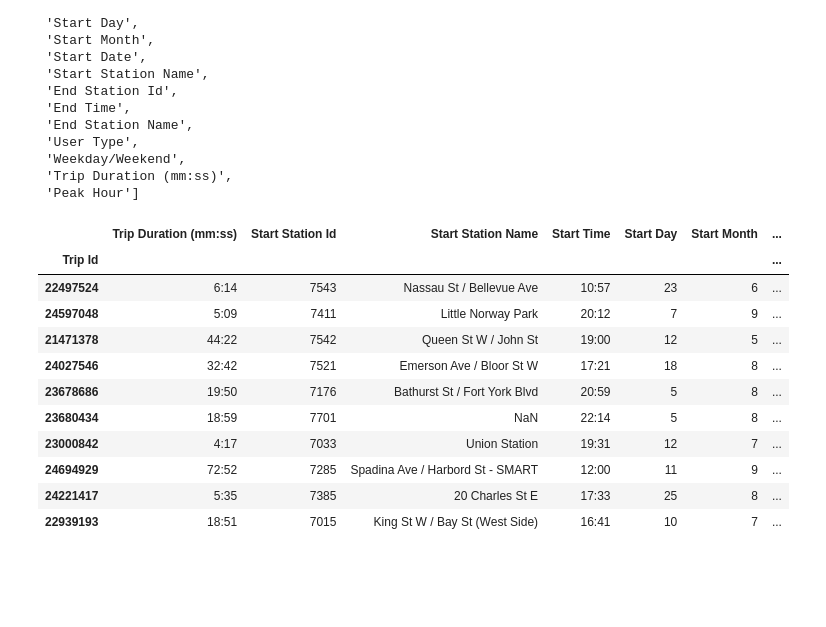
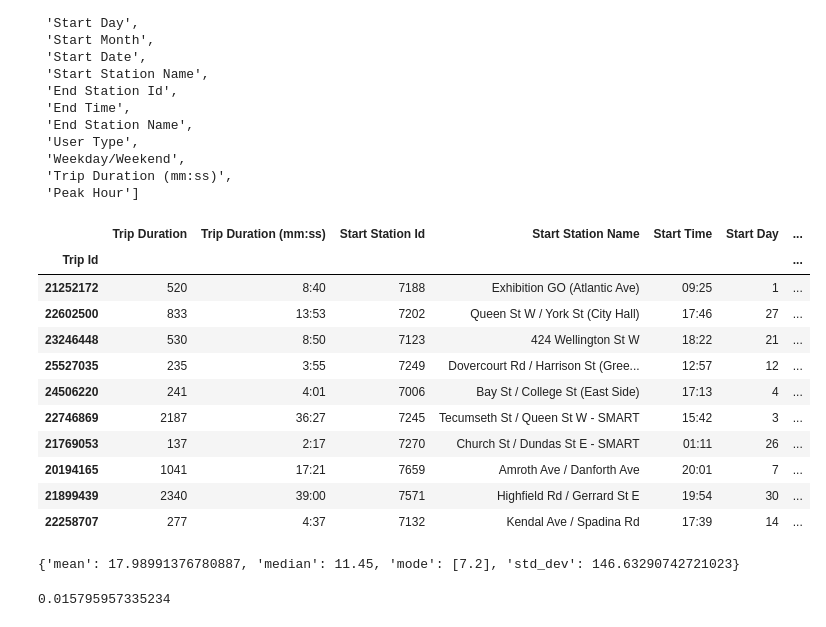
Before and after one commit to ziadharmanani/INF1340-Ridership-Analysis, a Jupyter notebook: rideshare_cleaning.ipynb, the cells around one changed output. Cells and saved outputs as stored; diff of their text form; code cells hidden in the pictures; blank space fills up the shorter version.

```diff
--- a/rideshare_cleaning.ipynb
+++ b/rideshare_cleaning.ipynb
@@ -4,6 +10,7 @@ import numpy as np
 # %%
 # Define file pathname
-base = "/Users/ziadharmanani/Documents/GitHub/INF1340-Ridership/Ridership-Data/Bike share ridership "
+#base = "/Users/ziadharmanani/Documents/GitHub/INF1340-Ridership/Ridership-Data/Bike share ridership "
+base = "Bike share ridership/Bike share ridership "
 extension = [
     "2023-01", "2023-02", "2023-03", "2023-04", "2023-05", "2023-06",
     "2023-07", "2023-08", "2023-09", "2023-10", "2023-11", "2023-12",
@@ -279,22 +286,22 @@ df.columns.tolist()
 # %%
 order = ['Trip Duration', 'Trip Duration (mm:ss)',
          'Start Station Id', 'Start Station Name', 'Start Time', 'Start Day', 'Start Month', 'Start Date',
          'End Station Id', 'End Station Name', 'End Time', 'End Day', 'End Month', 'End Date',
          'User Type', 'Weekday/Weekend', 'Peak Hour']
 
 df = df[order]
-df = df.drop(columns = ["Trip Duration"], errors = "ignore")
+#df = df.drop(columns = ["Trip Duration"], errors = "ignore")
 df.sample(10)
 # %% [output]
-|  | Trip Duration (mm:ss) | Start Station Id | Start Station Name | Start Time | Start Day | Start Month | ... |
+|  | Trip Duration | Trip Duration (mm:ss) | Start Station Id | Start Station Name | Start Time | Start Day | ... |
 | Trip Id |  |  |  |  |  |  | ... |
-| 22497524 | 6:14 | 7543 | Nassau St / Bellevue Ave | 10:57 | 23 | 6 | ... |
-| 24597048 | 5:09 | 7411 | Little Norway Park | 20:12 | 7 | 9 | ... |
-| 21471378 | 44:22 | 7542 | Queen St W / John St | 19:00 | 12 | 5 | ... |
-| 24027546 | 32:42 | 7521 | Emerson Ave / Bloor St W | 17:21 | 18 | 8 | ... |
-| 23678686 | 19:50 | 7176 | Bathurst St / Fort York Blvd | 20:59 | 5 | 8 | ... |
-| 23680434 | 18:59 | 7701 | NaN | 22:14 | 5 | 8 | ... |
-| 23000842 | 4:17 | 7033 | Union Station | 19:31 | 12 | 7 | ... |
-| 24694929 | 72:52 | 7285 | Spadina Ave / Harbord St - SMART | 12:00 | 11 | 9 | ... |
-| 24221417 | 5:35 | 7385 | 20 Charles St E | 17:33 | 25 | 8 | ... |
-| 22939193 | 18:51 | 7015 | King St W / Bay St (West Side) | 16:41 | 10 | 7 | ... |
+| 21252172 | 520 | 8:40 | 7188 | Exhibition GO (Atlantic Ave) | 09:25 | 1 | ... |
+| 22602500 | 833 | 13:53 | 7202 | Queen St W / York St (City Hall) | 17:46 | 27 | ... |
+| 23246448 | 530 | 8:50 | 7123 | 424 Wellington St W | 18:22 | 21 | ... |
+| 25527035 | 235 | 3:55 | 7249 | Dovercourt Rd / Harrison St (Gree... | 12:57 | 12 | ... |
+| 24506220 | 241 | 4:01 | 7006 | Bay St / College St (East Side) | 17:13 | 4 | ... |
+| 22746869 | 2187 | 36:27 | 7245 | Tecumseth St / Queen St W - SMART | 15:42 | 3 | ... |
+| 21769053 | 137 | 2:17 | 7270 | Church St / Dundas St E - SMART | 01:11 | 26 | ... |
+| 20194165 | 1041 | 17:21 | 7659 | Amroth Ave / Danforth Ave | 20:01 | 7 | ... |
+| 21899439 | 2340 | 39:00 | 7571 | Highfield Rd / Gerrard St E | 19:54 | 30 | ... |
+| 22258707 | 277 | 4:37 | 7132 | Kendal Ave / Spadina Rd | 17:39 | 14 | ... |
@@ -300,0 +316,49 @@ df.sample(10)
+# %%
+# calculate summary statistics
+
+def summary_stats(column):
+    # remove na values
+    series = column.dropna()
+
+    return {
+        "mean": series.mean()/ 60,
+        "median": series.median() /60,
+        "mode": (series.mode()/60).tolist(),  # Could be multiple modes
+        "std_dev": series.std()/ 60
+    }
+
+#Trip_summary = summary_stats(df, 'Trip Duration (mm:ss)')
+
+trip_summary = summary_stats(df['Trip Duration'])
+
+print(trip_summary)
+# %% [output]
+{'mean': 17.98991376780887, 'median': 11.45, 'mode': [7.2], 'std_dev': 146.63290742721023}
+# %%
+# function to find outliers using z-score
+def find_outliers_zscore(column, threshold=3):
+    # remove na values
+    series = column.dropna()
+
+    mean = series.mean()/60
+    std = series.std()/60
+
+    z_scores = (series/60 - mean) / std
+
+        # boolean mask
+    mask = np.abs(z_scores) > threshold
+
+    # return list of outlier values
+    return series[mask].tolist()
+
+
+
+outliers = find_outliers_zscore(df["Trip Duration"])
+
+# proportion of outliers
+num_outliers = df['Trip Duration'].isin(outliers).sum()
+proportion_outliers = num_outliers / len(df)
+
+print(proportion_outliers)
+# %% [output]
+0.015795957335234
```
Also changed, not shown: parts of 20 cells of this notebook.
